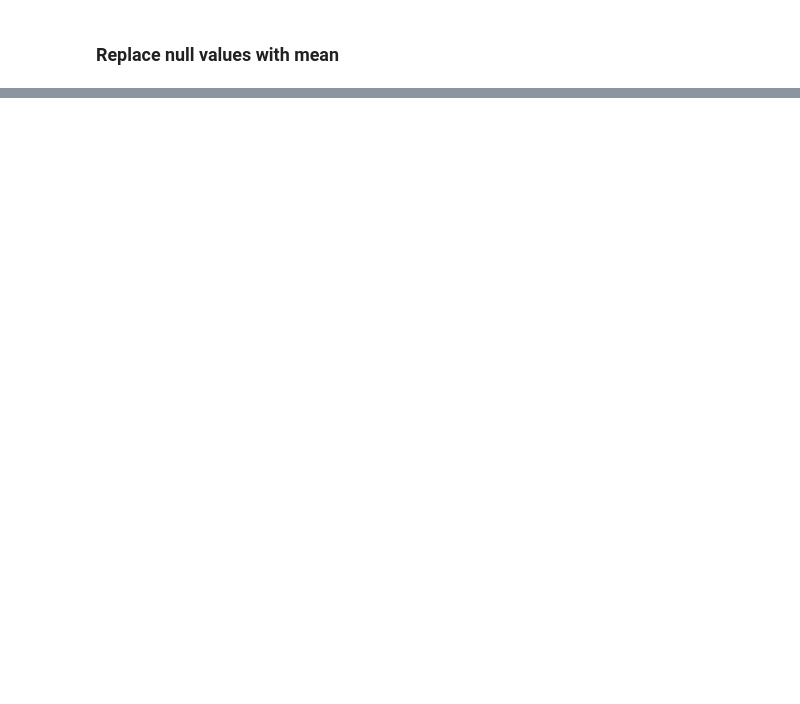
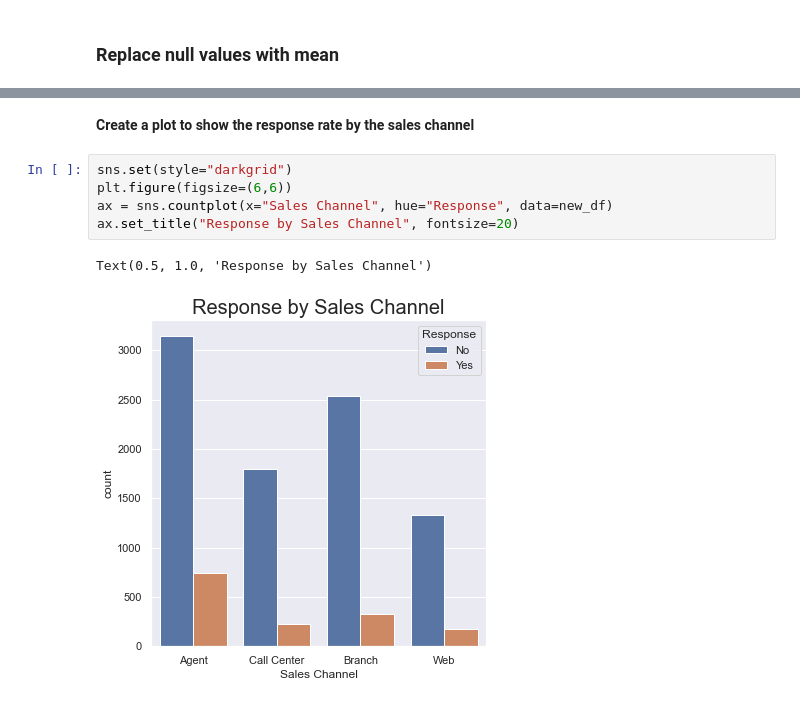
Before and after one commit to emma23579/IronhackLabs, a Jupyter notebook: Customer_Analysis_Case_Study_Emma.ipynb, the cells around one changed output, grey strips where cells are left out. Cells and saved outputs as stored; diff of their text form; blank space fills up the shorter version.

```diff
--- a/Customer_Analysis_Case_Study_Emma.ipynb
+++ b/Customer_Analysis_Case_Study_Emma.ipynb
@@ -367,0 +514,10 @@ df.income = df.income.fillna(mean_clv)
+# %% [markdown]
+<b> Create a plot to show the response rate by the sales channel
+# %%
+sns.set(style="darkgrid")
+plt.figure(figsize=(6,6))
+ax = sns.countplot(x="Sales Channel", hue="Response", data=new_df)
+ax.set_title("Response by Sales Channel", fontsize=20)
+# %% [output]
+Text(0.5, 1.0, 'Response by Sales Channel')
+[figure, added]
```
Also changed, not shown: parts of 91 cells of this notebook.
